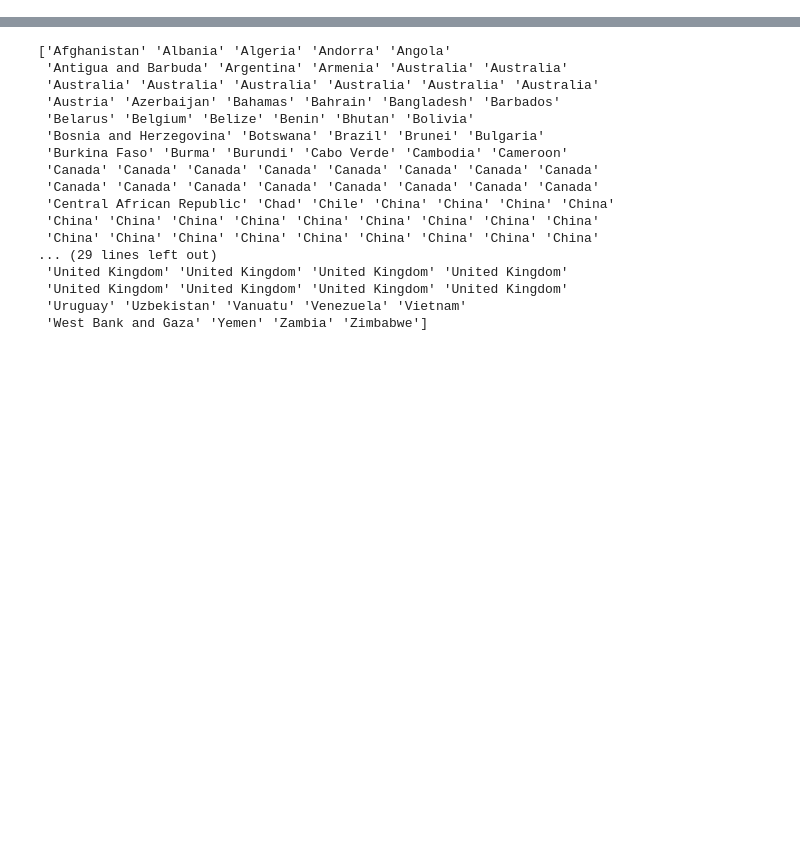
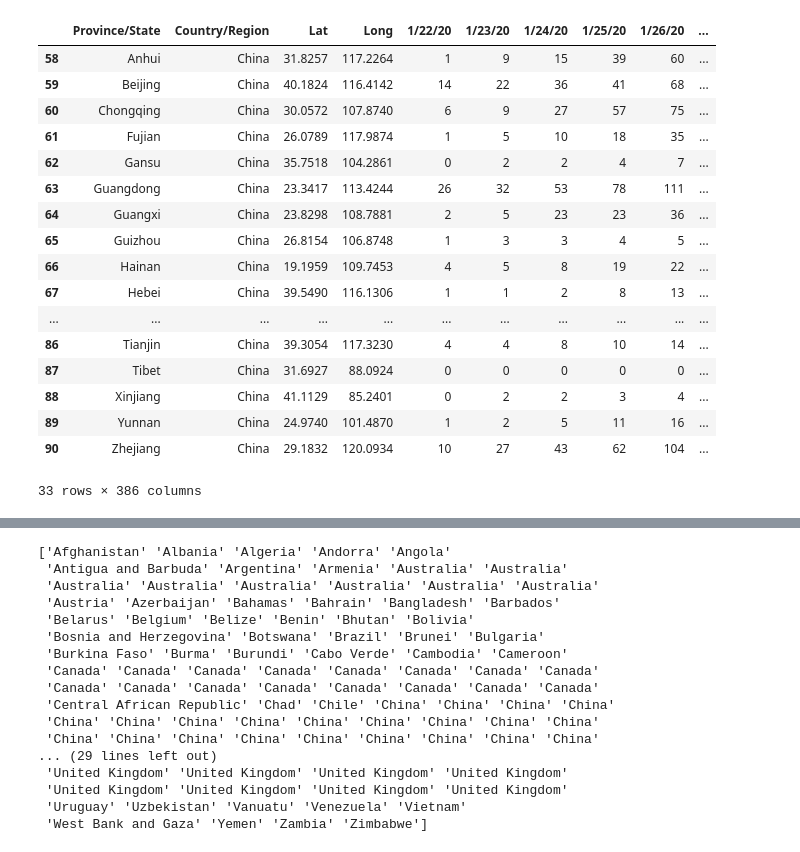
Before and after one commit to qhalbert/Covid-19-Ruben, a Jupyter notebook: ML_Covid19_a.ipynb, the cells around one changed output, grey strips where cells are left out. Saved outputs shown, nothing was run; the diff lists cells and outputs as text; code cells hidden in the pictures; blank space fills up the shorter version.

```diff
--- a/ML_Covid19_a.ipynb
+++ b/ML_Covid19_a.ipynb
@@ -31,0 +56,23 @@ matrix shape: (273, 385)
+# %%
+china_confirmed = data_confirmed[data_confirmed['Country/Region'] == 'China']
+# %%
+china_confirmed
+# %% [output]
+|  | Province/State | Country/Region | Lat | Long | 1/22/20 | 1/23/20 | 1/24/20 | 1/25/20 | 1/26/20 | ... |
+| 58 | Anhui | China | 31.8257 | 117.2264 | 1 | 9 | 15 | 39 | 60 | ... |
+| 59 | Beijing | China | 40.1824 | 116.4142 | 14 | 22 | 36 | 41 | 68 | ... |
+| 60 | Chongqing | China | 30.0572 | 107.8740 | 6 | 9 | 27 | 57 | 75 | ... |
+| 61 | Fujian | China | 26.0789 | 117.9874 | 1 | 5 | 10 | 18 | 35 | ... |
+| 62 | Gansu | China | 35.7518 | 104.2861 | 0 | 2 | 2 | 4 | 7 | ... |
+| 63 | Guangdong | China | 23.3417 | 113.4244 | 26 | 32 | 53 | 78 | 111 | ... |
+| 64 | Guangxi | China | 23.8298 | 108.7881 | 2 | 5 | 23 | 23 | 36 | ... |
+| 65 | Guizhou | China | 26.8154 | 106.8748 | 1 | 3 | 3 | 4 | 5 | ... |
+| 66 | Hainan | China | 19.1959 | 109.7453 | 4 | 5 | 8 | 19 | 22 | ... |
+| 67 | Hebei | China | 39.5490 | 116.1306 | 1 | 1 | 2 | 8 | 13 | ... |
+| ... | ... | ... | ... | ... | ... | ... | ... | ... | ... | ... |
+| 86 | Tianjin | China | 39.3054 | 117.3230 | 4 | 4 | 8 | 10 | 14 | ... |
+| 87 | Tibet | China | 31.6927 | 88.0924 | 0 | 0 | 0 | 0 | 0 | ... |
+| 88 | Xinjiang | China | 41.1129 | 85.2401 | 0 | 2 | 2 | 3 | 4 | ... |
+| 89 | Yunnan | China | 24.9740 | 101.4870 | 1 | 2 | 5 | 11 | 16 | ... |
+| 90 | Zhejiang | China | 29.1832 | 120.0934 | 10 | 27 | 43 | 62 | 104 | ... |
+33 rows × 386 columns
```
Also changed, not shown: parts of 11 cells of this notebook, 11 other files.
